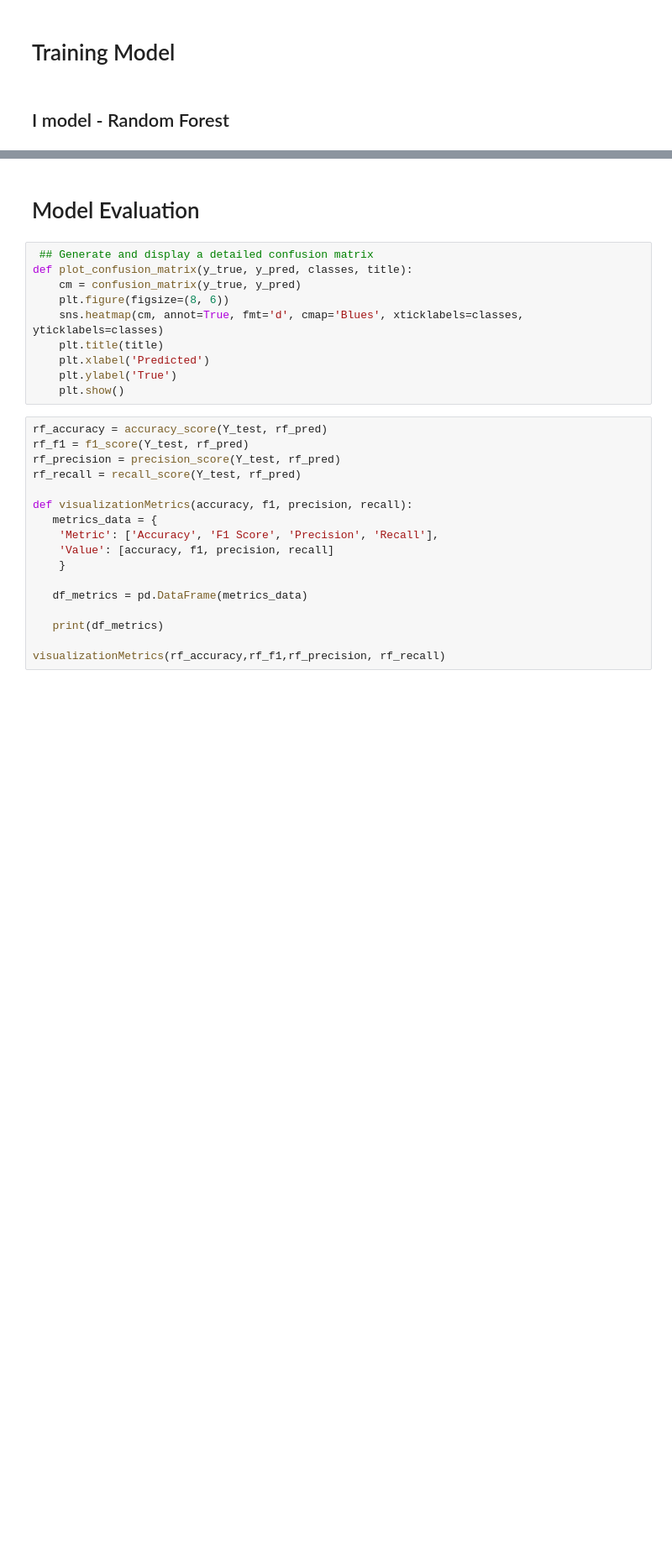
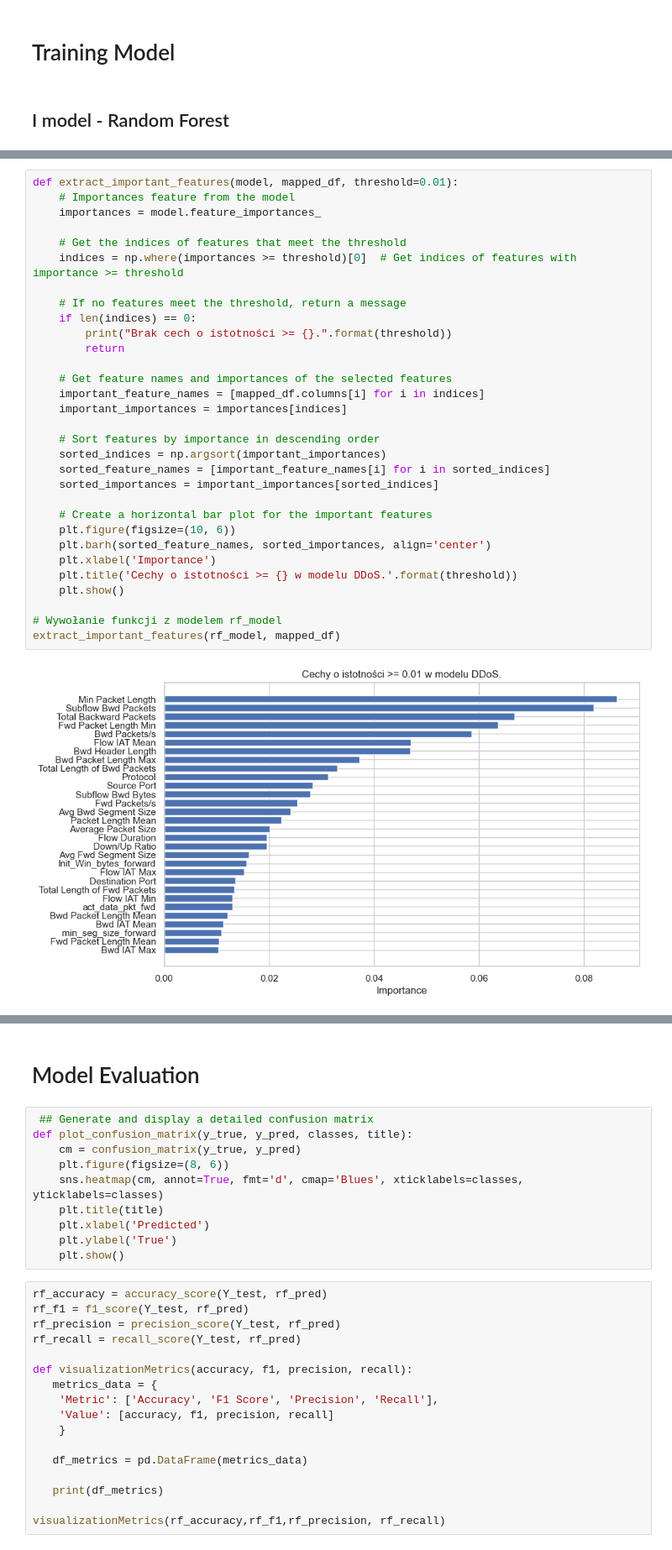
Before and after one commit to DragoBJJ/DDoS-attacks-classification, a Jupyter notebook: DDoSAttacksClassification.ipynb, the cells around one changed output, grey strips where cells are left out. Shown at 84% size. Drawn from its saved outputs; the diff is of its cells as text; blank space fills up the shorter version.

```diff
--- a/DDoSAttacksClassification.ipynb
+++ b/DDoSAttacksClassification.ipynb
@@ -461,0 +449,33 @@ plt.show()
+# %%
+def extract_important_features(model, mapped_df, threshold=0.01):
+    # Importances feature from the model
+    importances = model.feature_importances_
+
+    # Get the indices of features that meet the threshold
+    indices = np.where(importances >= threshold)[0]  # Get indices of features with importance >= threshold
+
+    # If no features meet the threshold, return a message
+    if len(indices) == 0:
+        print("Brak cech o istotności >= {}.".format(threshold))
+        return
+
+    # Get feature names and importances of the selected features
+    important_feature_names = [mapped_df.columns[i] for i in indices]
+    important_importances = importances[indices]
+
+    # Sort features by importance in descending order
+    sorted_indices = np.argsort(important_importances)
+    sorted_feature_names = [important_feature_names[i] for i in sorted_indices]
+    sorted_importances = important_importances[sorted_indices]
+
+    # Create a horizontal bar plot for the important features
+    plt.figure(figsize=(10, 6))
+    plt.barh(sorted_feature_names, sorted_importances, align='center')
+    plt.xlabel('Importance')
+    plt.title('Cechy o istotności >= {} w modelu DDoS.'.format(threshold))
+    plt.show()
+
+# Wywołanie funkcji z modelem rf_model
+extract_important_features(rf_model, mapped_df)
+# %% [output]
+[figure, added]
```
Also changed, not shown: parts of 18 cells of this notebook.
